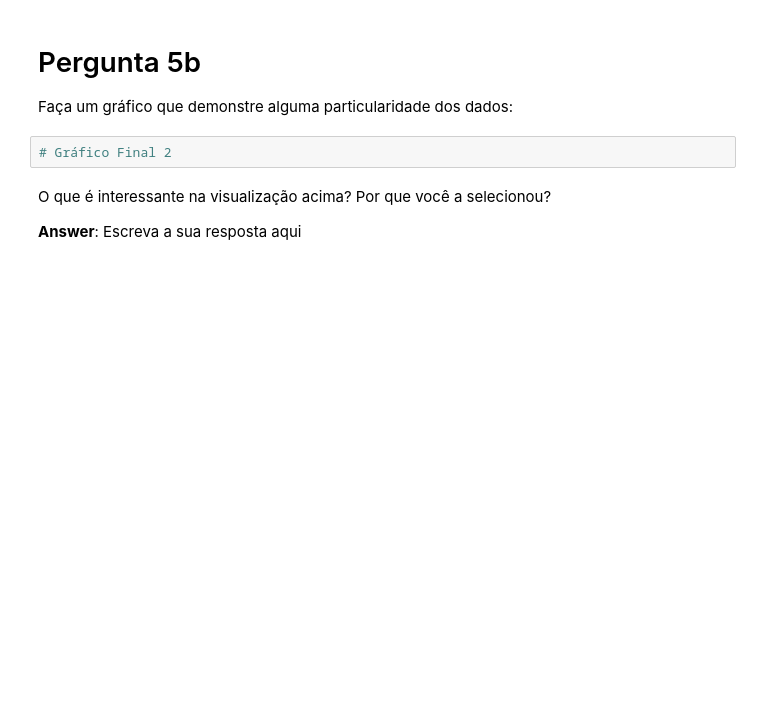
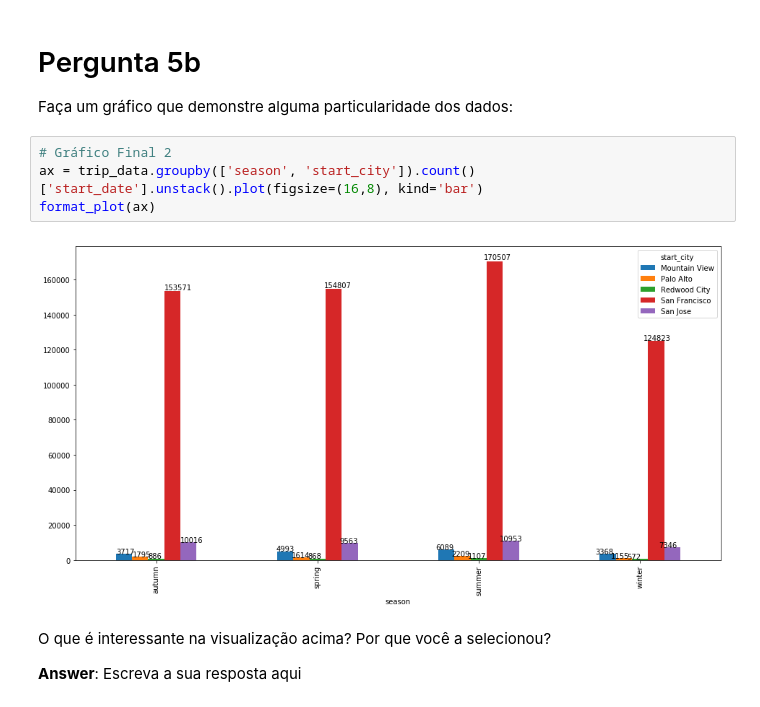
Before and after one commit to resilva87/udacity-datascience-I, a Jupyter notebook: Analise_Bay_Area_Bike_Share-NDFDSI.ipynb, the cells around one changed output. Drawn from its saved outputs; the diff is of its cells as text; blank space fills up the shorter version.

```diff
--- a/Analise_Bay_Area_Bike_Share-NDFDSI.ipynb
+++ b/Analise_Bay_Area_Bike_Share-NDFDSI.ipynb
@@ -469,8 +512,12 @@ O que é interessante na visualização acima? Por que você a selecionou?
 # %% [markdown]
 # Pergunta 5b
 Faça um gráfico que demonstre alguma particularidade dos dados:
-# %%
-# Gráfico Final 2
+# %%
+# Gráfico Final 2
+ax = trip_data.groupby(['season', 'start_city']).count()['start_date'].unstack().plot(figsize=(16,8), kind='bar')
+format_plot(ax)
+# %% [output]
+[figure, added]
 # %% [markdown]
 O que é interessante na visualização acima? Por que você a selecionou?
 
```
Also changed, not shown: parts of 13 cells of this notebook, 1 other file.
